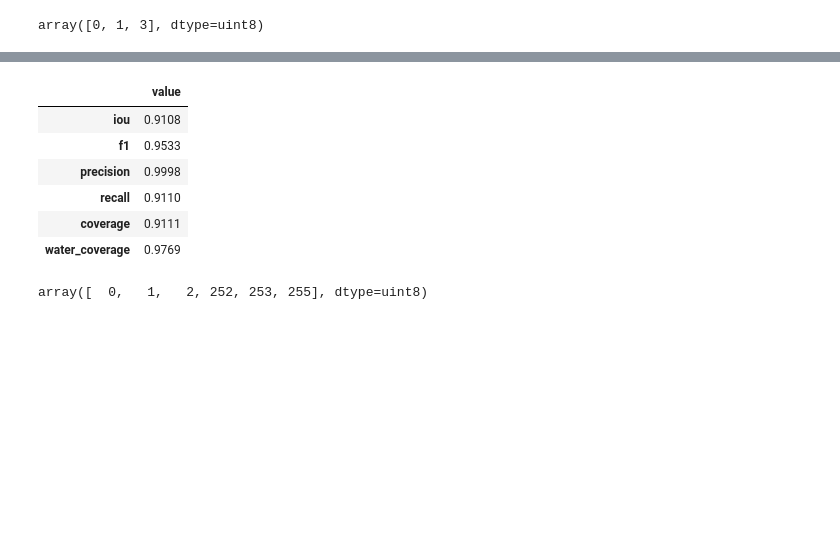
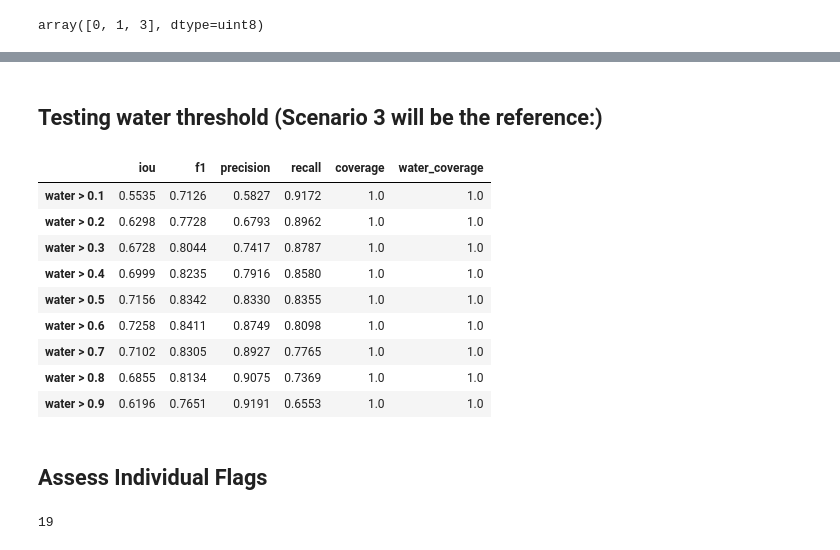
Before and after one commit to cordmaur/swot, a Jupyter notebook: nbs/16-Pipeline_4-Metrics.ipynb, the cells around one changed output, grey strips where cells are left out. Cells and saved outputs as stored; diff of their text form; code cells hidden in the pictures; blank space fills up the shorter version.

Commit message:
Reference masks

```diff
--- a/nbs/16-Pipeline_4-Metrics.ipynb
+++ b/nbs/16-Pipeline_4-Metrics.ipynb
@@ -93,0 +179,12 @@ results = calc_metrics(ref_mask, opera_mask, ["iou", "f1", "precision", "recall"
+# %%
+# Create a swot mosaic without any filtering just to reproject the ref_mask
+swot_mask, patches = create_raster_mosaic(
+    mosaic_df,
+    ref_date=MOSAIC_DATE,
+    aoi=aoi,
+    variable="water_frac",
+    exclude_flags=None,
+    exclude_no_data=False,
+)
+
+ref_mask_reprojected = ref_mask.rio.reproject_match(swot_mask, resampling=Resampling.mode)
@@ -94,15 +258,46 @@ results = calc_metrics(ref_mask, opera_mask, ["iou", "f1", "precision", "recall"
+# %% [markdown]
+## Testing water threshold (Scenario 3 will be the reference:)
+# %%
+swot_mask, patches = create_raster_mosaic(
+    mosaic_df,
+    ref_date=MOSAIC_DATE,
+    aoi=aoi,
+    variable="water_frac",
+    exclude_flags=scenarios["exclude bad"]["exclude_flags"],
+    exclude_no_data=True,
+)
+# %%
+ref_mask = ref_mask.rio.reproject_match(swot_mask)
+# %%
+results = {}
+
+ref_mask_reprojected = ref_mask.rio.reproject_match(swot_mask, resampling=Resampling.mode)
+for water_thresh in np.linspace(0.1, 0.9, 9):
+    mask = swot_mask["water_frac"].copy()
+    mask.data[mask.data >= water_thresh] = 1  # Water
+    mask.data[(mask.data > -1) & (mask.data < water_thresh)] = 0  # not water
+    mask.data[mask.data < -1] = 0  # not water
+    mask.data[mask.data == -1] = 3
+    mask = mask.fillna(2).astype("uint8")
+
+    results[f"water > {water_thresh:.1f}"] = calc_metrics(ref_mask_reprojected, mask, metrics, binary=True)
 # %%
-import pandas as pd
-pd.DataFrame.from_dict(results, orient="index", columns=["value"])
+pd.DataFrame.from_dict(results, orient="index")
 # %% [output]
-|  | value |
-| iou | 0.9108 |
-| f1 | 0.9533 |
-| precision | 0.9998 |
-| recall | 0.9110 |
-| coverage | 0.9111 |
-| water_coverage | 0.9769 |
+|  | iou | f1 | precision | recall | coverage | water_coverage |
+| water > 0.1 | 0.5535 | 0.7126 | 0.5827 | 0.9172 | 1.0 | 1.0 |
+| water > 0.2 | 0.6298 | 0.7728 | 0.6793 | 0.8962 | 1.0 | 1.0 |
+| water > 0.3 | 0.6728 | 0.8044 | 0.7417 | 0.8787 | 1.0 | 1.0 |
+| water > 0.4 | 0.6999 | 0.8235 | 0.7916 | 0.8580 | 1.0 | 1.0 |
+| water > 0.5 | 0.7156 | 0.8342 | 0.8330 | 0.8355 | 1.0 | 1.0 |
+| water > 0.6 | 0.7258 | 0.8411 | 0.8749 | 0.8098 | 1.0 | 1.0 |
+| water > 0.7 | 0.7102 | 0.8305 | 0.8927 | 0.7765 | 1.0 | 1.0 |
+| water > 0.8 | 0.6855 | 0.8134 | 0.9075 | 0.7369 | 1.0 | 1.0 |
+| water > 0.9 | 0.6196 | 0.7651 | 0.9191 | 0.6553 | 1.0 | 1.0 |
-# %%
-np.unique(opera_mask)
-# %% [output]
-array([  0,   1,   2, 252, 253, 255], dtype=uint8)
+# %% [markdown]
+## Assess Individual Flags
+# %%
+all_flags = quality_flags_bad + quality_flags_degraded + quality_flags_suspect
+len(all_flags)
+# %% [output]
+19
```
Also changed, not shown: parts of 53 cells of this notebook, 12 other files.
